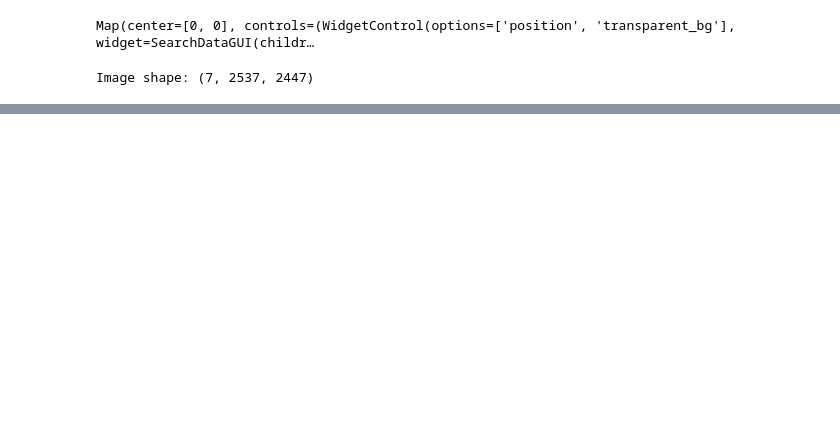
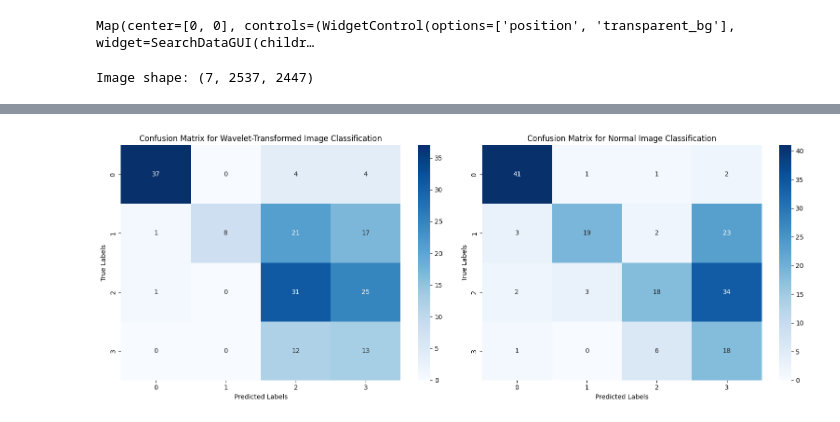
Before and after one commit to bastian6666/LandsatWT, a Jupyter notebook: src/visualization_view.ipynb, the cells around one changed output, grey strips where cells are left out. Saved outputs shown, nothing was run; the diff lists cells and outputs as text; code cells hidden in the pictures; blank space fills up the shorter version.

```diff
--- a/src/visualization_view.ipynb
+++ b/src/visualization_view.ipynb
@@ -298,0 +404,28 @@ with rasterio.open('classified_image.tif') as src:
+# %%
+import matplotlib.pyplot as plt
+import seaborn as sns
+
+def plot_confusion_matrices(cm1, cm2, title1='Confusion Matrix 1', title2='Confusion Matrix 2'):
+    fig, (ax1, ax2) = plt.subplots(1, 2, figsize=(16, 6))  # Adjust overall figure size as needed
+
+    # Plotting the first confusion matrix
+    sns.heatmap(cm1, annot=True, fmt="d", cmap='Blues', xticklabels=True, yticklabels=True, ax=ax1)
+    ax1.set_title(title1)
+    ax1.set_xlabel('Predicted Labels')
+    ax1.set_ylabel('True Labels')
+
+    # Plotting the second confusion matrix
+    sns.heatmap(cm2, annot=True, fmt="d", cmap='Blues', xticklabels=True, yticklabels=True, ax=ax2)
+    ax2.set_title(title2)
+    ax2.set_xlabel('Predicted Labels')
+    ax2.set_ylabel('True Labels')
+
+    plt.tight_layout()  # Adjust layout to prevent overlap
+    plt.show()
+
+
+plot_confusion_matrices(cm_wavelet, cm_normal,
+                        title1='Confusion Matrix for Wavelet-Transformed Image Classification',
+                        title2='Confusion Matrix for Normal Image Classification')
+# %% [output]
+[figure, added]
```
Also changed, not shown: parts of 9 cells of this notebook, 2 other files.
